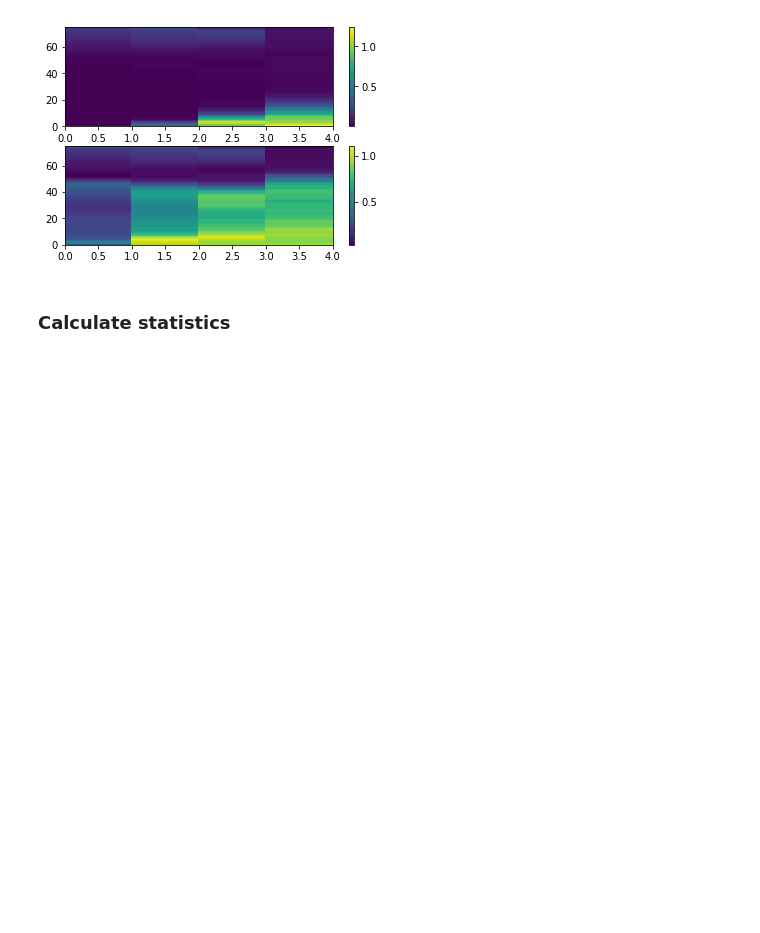
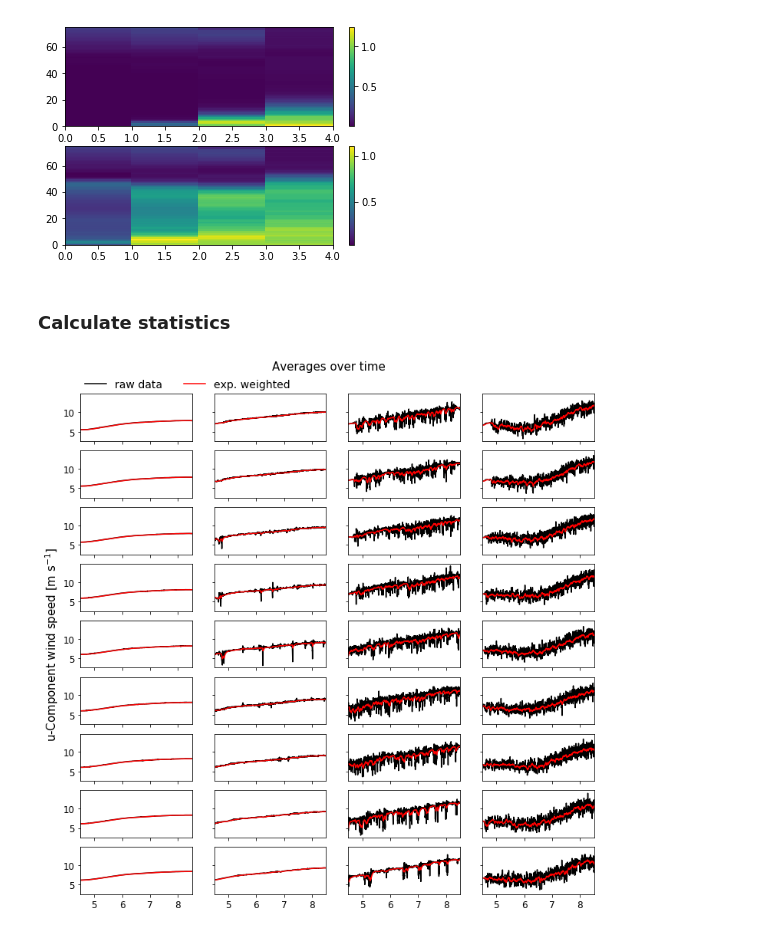
Before and after one commit to hawbecker/publications, a Jupyter notebook: complexTerrain/WeightedMeanTest.ipynb, the cells around one changed output. Saved outputs shown, nothing was run; the diff lists cells and outputs as text; code cells hidden in the pictures; blank space fills up the shorter version.

Commit message:
Added block for testing weights

```diff
--- a/complexTerrain/WeightedMeanTest.ipynb
+++ b/complexTerrain/WeightedMeanTest.ipynb
@@ -388,0 +428,16 @@ plt.plot(running_mean2,c='g')
+# %%
+fig,ax = plt.subplots(nrows=ntwr, ncols=n_twrlines, figsize=(12,12),sharex=True,sharey=True)
+for tl in range(0,n_twrlines):
+    for tw in range(0,ntwr):
+        ax[tw,tl].plot(time/3600.0,u[tl,tw,:],c='k',alpha=1.0,label='raw data')
+        ax[tw,tl].plot(time/3600.0,avg_u_expT[tl,tw,:],c='r',alpha=1.0,label='exp. weighted')
+        #ax[tw].set_ylim(7.0,8.0)
+        ax[tw,tl].tick_params(labelsize=12)
+        #ax[tw,tl].set_xlim(8.26,8.35)
+        ax[tw,tl].set_xlim(min(time)/3600.0,max(time)/3600.0)
+ax[4,0].set_ylabel('u-Component wind speed [m s$^{-1}$]',size=15)
+ax[0,0].legend(frameon=False,ncol=3,fontsize=14,loc=(0.0,1.0))
+plt.suptitle('Averages over time',size=15,y=0.93)
+plt.show()
+# %% [output]
+[figure, added]
```
Also changed, not shown: parts of 2 cells of this notebook.
